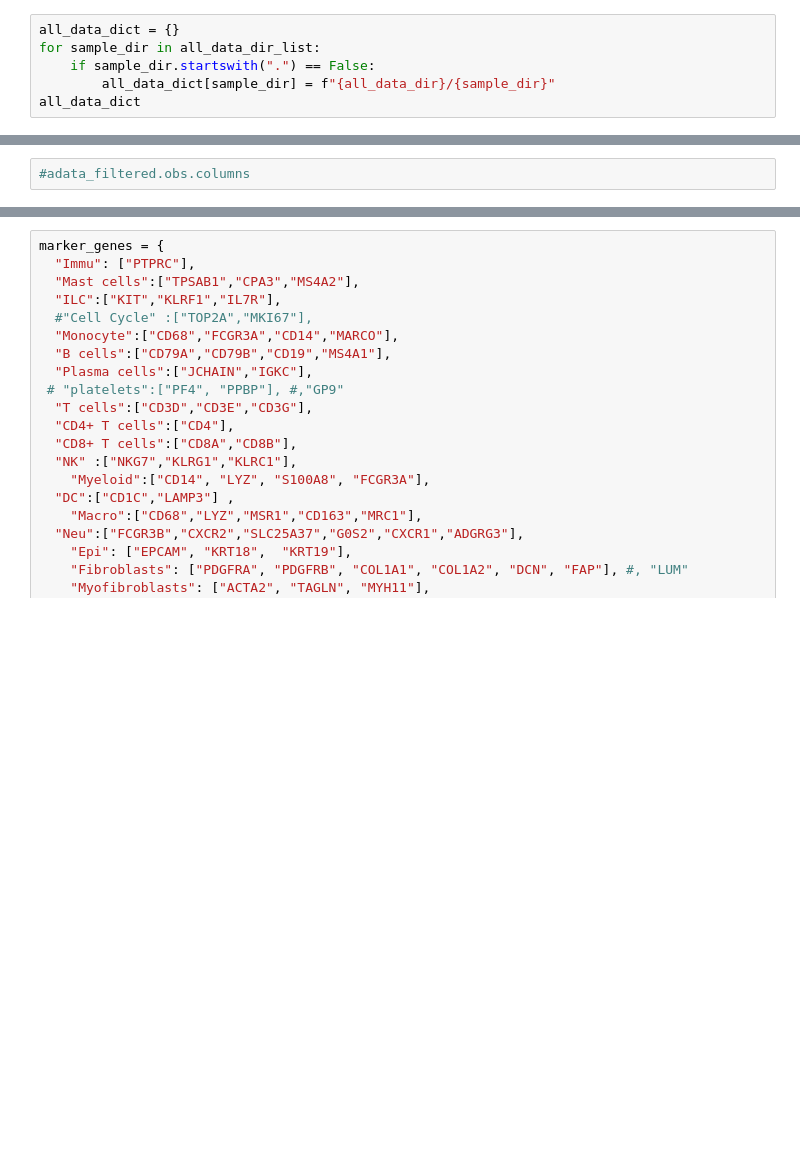
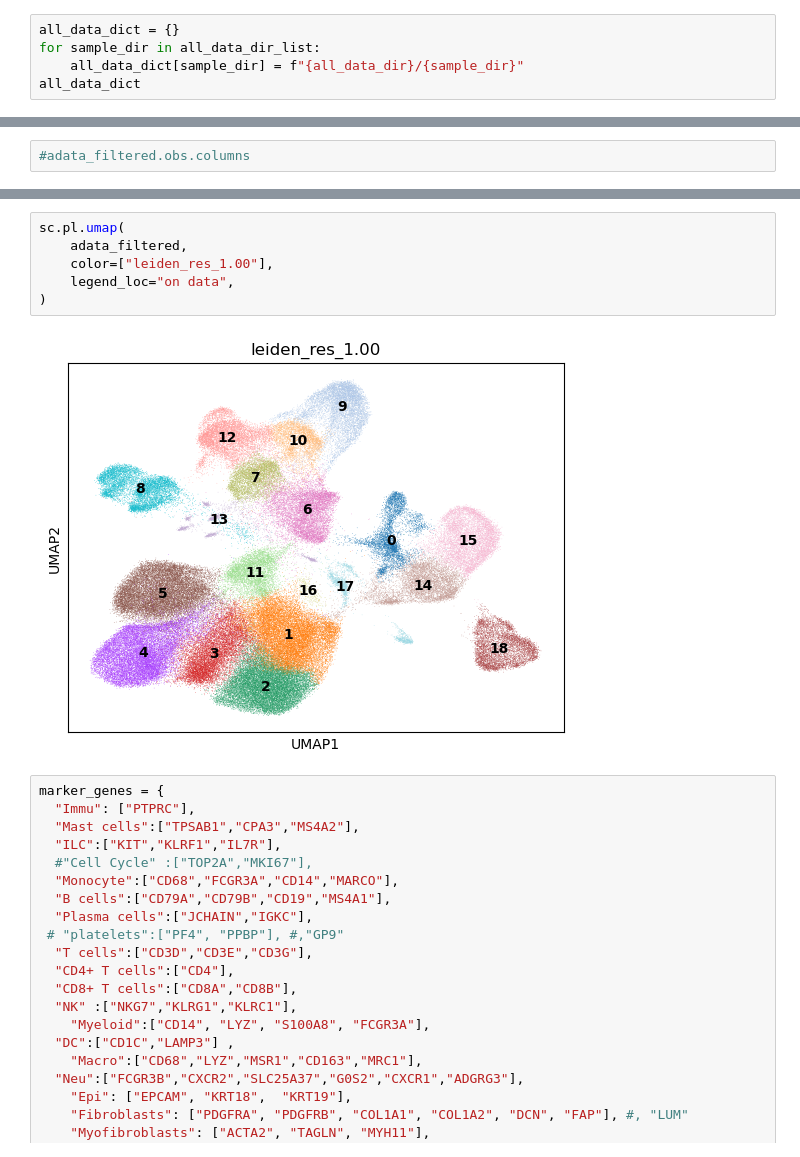
Before and after one commit to jiang-christine/JZF, a Jupyter notebook: JZF_scRNA_01.ipynb, the cells around one changed output, grey strips where cells are left out. Saved outputs shown, nothing was run; the diff lists cells and outputs as text; blank space fills up the shorter version.

```diff
--- a/JZF_scRNA_01.ipynb
+++ b/JZF_scRNA_01.ipynb
@@ -25,8 +25,7 @@ all_data_dir_list = os.listdir(all_data_dir)
 # %%
 all_data_dict = {}
 for sample_dir in all_data_dir_list:
-    if sample_dir.startswith(".") == False:
-        all_data_dict[sample_dir] = f"{all_data_dir}/{sample_dir}"
+    all_data_dict[sample_dir] = f"{all_data_dir}/{sample_dir}"
 all_data_dict
 # %% [output]
 {'CQFT': '/home/jpc/JZF/scRNA_seq/std_file/scRNA/CQFT',
@@ -199,3 +235,11 @@ sc.pl.umap(
+# %%
+sc.pl.umap(
+    adata_filtered,
+    color=["leiden_res_1.00"],
+    legend_loc="on data",
+)
+# %% [output]
+[figure, added]
 # %%
 marker_genes = {
   "Immu": ["PTPRC"],
```
Also changed, not shown: parts of 10 cells of this notebook, 11 other files.
